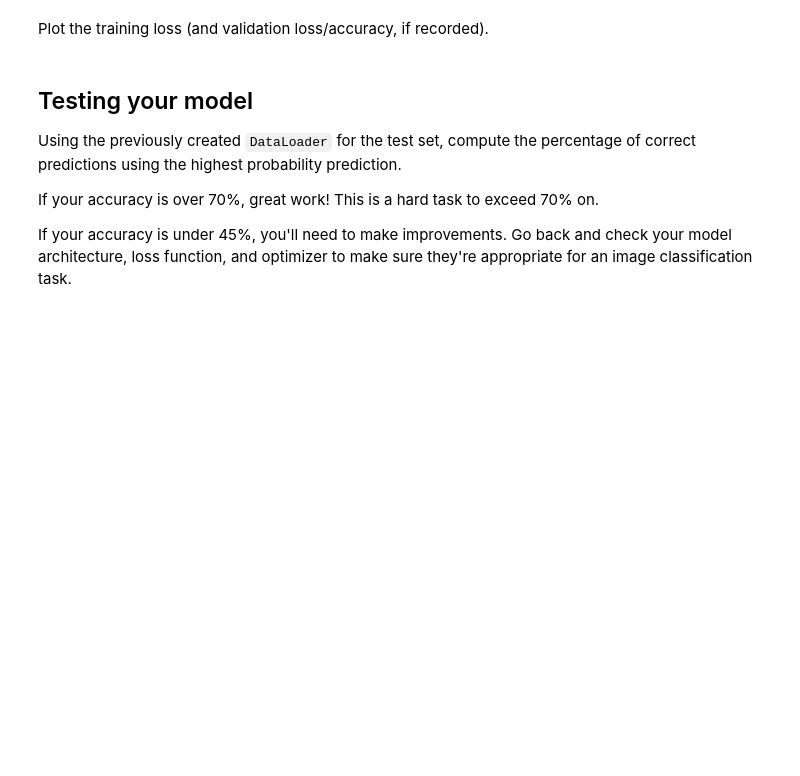
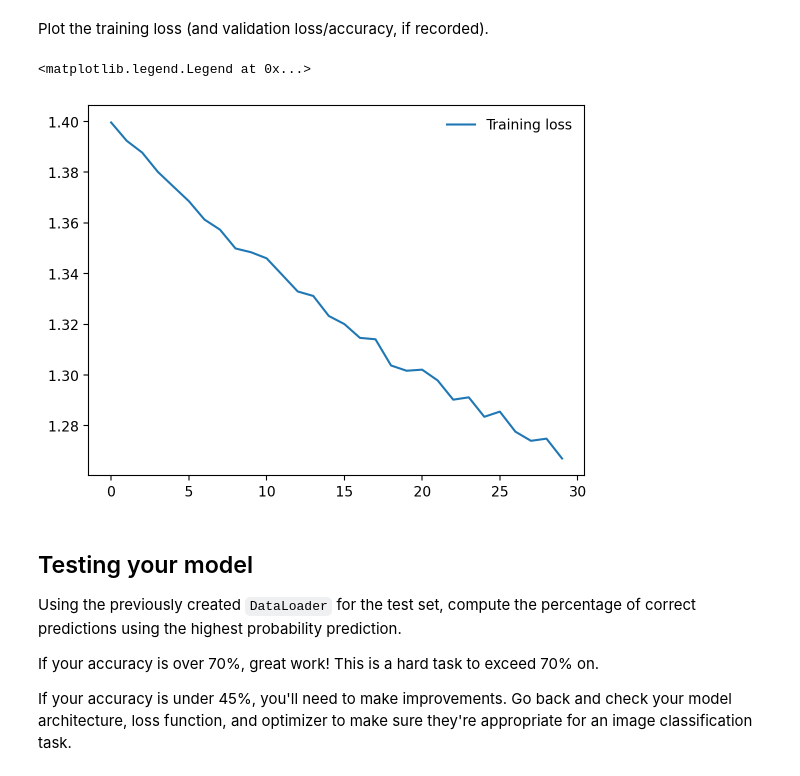
Before and after one commit to kumaeki/INTRO-TO-ML, a Jupyter notebook: my-jupytor/03-Deep-Learning/S05-Create-Your-Own-Image-Classifier/CIFAR-10_Image_Classifier-STARTER.ipynb, the cells around one changed output. Drawn from its saved outputs; the diff is of its cells as text; code cells hidden in the pictures; blank space fills up the shorter version.

```diff
--- a/my-jupytor/03-Deep-Learning/S05-Create-Your-Own-Image-Classifier/CIFAR-10_Image_Classifier-STARTER.ipynb
+++ b/my-jupytor/03-Deep-Learning/S05-Create-Your-Own-Image-Classifier/CIFAR-10_Image_Classifier-STARTER.ipynb
@@ -161,0 +190,33 @@ If you want to print your loss during each epoch, you can use the `enumerate` fu
+# %%
+## YOUR CODE HERE ##
+epochs = 30
+train_losses = []
+for epoch in range(epochs):
+    running_loss = 0
+    test_loss = 0
+    accuracy = 0
+    for i, data in enumerate(trainloader,0):
+
+        images, labels = data
+
+        # Move input and label tensors to the GPU
+        images, labels = images.to(device), labels.to(device)
+
+        optimizer.zero_grad()
+
+        log_ps = model(images)
+        loss = criterion(log_ps, labels)
+        loss.backward()
+        optimizer.step()
+
+        running_loss += loss.item()
+
+        ps = torch.exp(log_ps)
+        top_p, top_class = ps.topk(1, dim=1)
+        equals = top_class == labels.view(*top_class.shape)
+        accuracy += torch.mean(equals.type(torch.FloatTensor))
+    else:
+        train_losses.append(running_loss/len(trainloader))
+        print("Epoch: {}/{}.. ".format(epoch+1, epochs),
+              "Training Loss: {:.3f}.. ".format(running_loss/len(trainloader)),
+              "Training Accuracy: {:.3f}".format(accuracy/len(trainloader)))
@@ -166,3 +243,14 @@ Plot the training loss (and validation loss/accuracy, if recorded).
+# %%
+## YOUR CODE HERE ##
+%matplotlib inline
+%config InlineBackend.figure_format = 'retina'
+
+import matplotlib.pyplot as plt
+plt.plot(train_losses, label='Training loss')
+plt.legend(frameon=False)
+# %% [output]
+<matplotlib.legend.Legend at 0x...>
+[figure, added]
 # %% [markdown]
 ## Testing your model
 Using the previously created `DataLoader` for the test set, compute the percentage of correct predictions using the highest probability prediction.
```
Also changed, not shown: parts of 12 cells of this notebook, 1 other file.
